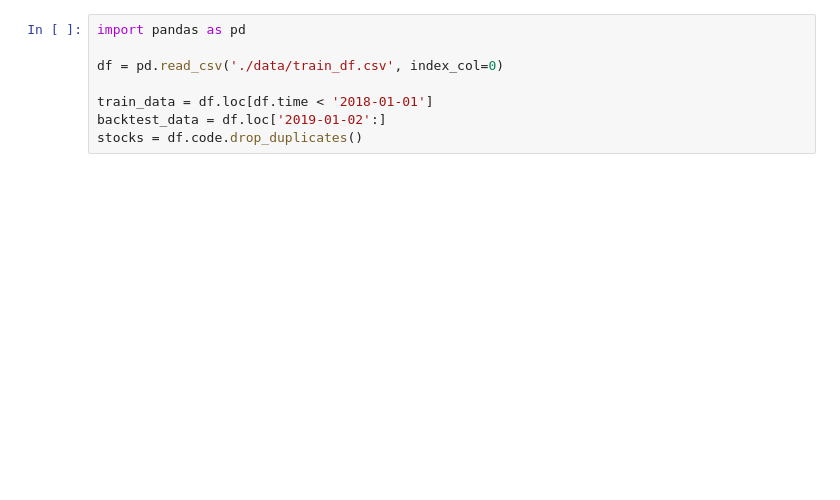
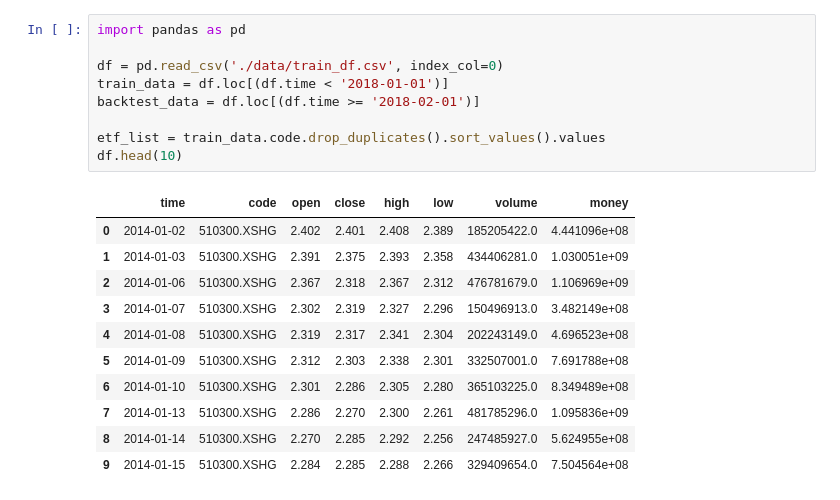
Before and after one commit to Hadryan/ML4T, a Jupyter notebook: ML.ipynb, the cells around one changed output. Cells and saved outputs as stored; diff of their text form; blank space fills up the shorter version.

```diff
--- a/ML.ipynb
+++ b/ML.ipynb
@@ -1,10 +1,23 @@
 # %%
 import pandas as pd
 
 df = pd.read_csv('./data/train_df.csv', index_col=0)
+train_data = df.loc[(df.time < '2018-01-01')]
+backtest_data = df.loc[(df.time >= '2018-02-01')]
 
-train_data = df.loc[df.time < '2018-01-01']
-backtest_data = df.loc['2019-01-02':]
-stocks = df.code.drop_duplicates()
+etf_list = train_data.code.drop_duplicates().sort_values().values
+df.head(10)
+# %% [output]
+|  | time | code | open | close | high | low | volume | money |
+| 0 | 2014-01-02 | 510300.XSHG | 2.402 | 2.401 | 2.408 | 2.389 | 185205422.0 | 4.441096e+08 |
+| 1 | 2014-01-03 | 510300.XSHG | 2.391 | 2.375 | 2.393 | 2.358 | 434406281.0 | 1.030051e+09 |
+| 2 | 2014-01-06 | 510300.XSHG | 2.367 | 2.318 | 2.367 | 2.312 | 476781679.0 | 1.106969e+09 |
+| 3 | 2014-01-07 | 510300.XSHG | 2.302 | 2.319 | 2.327 | 2.296 | 150496913.0 | 3.482149e+08 |
+| 4 | 2014-01-08 | 510300.XSHG | 2.319 | 2.317 | 2.341 | 2.304 | 202243149.0 | 4.696523e+08 |
+| 5 | 2014-01-09 | 510300.XSHG | 2.312 | 2.303 | 2.338 | 2.301 | 332507001.0 | 7.691788e+08 |
+| 6 | 2014-01-10 | 510300.XSHG | 2.301 | 2.286 | 2.305 | 2.280 | 365103225.0 | 8.349489e+08 |
+| 7 | 2014-01-13 | 510300.XSHG | 2.286 | 2.270 | 2.300 | 2.261 | 481785296.0 | 1.095836e+09 |
+| 8 | 2014-01-14 | 510300.XSHG | 2.270 | 2.285 | 2.292 | 2.256 | 247485927.0 | 5.624955e+08 |
+| 9 | 2014-01-15 | 510300.XSHG | 2.284 | 2.285 | 2.288 | 2.266 | 329409654.0 | 7.504564e+08 |
 # %%
 import talib
```
Also changed, not shown: parts of 19 cells of this notebook, 2 other files.
